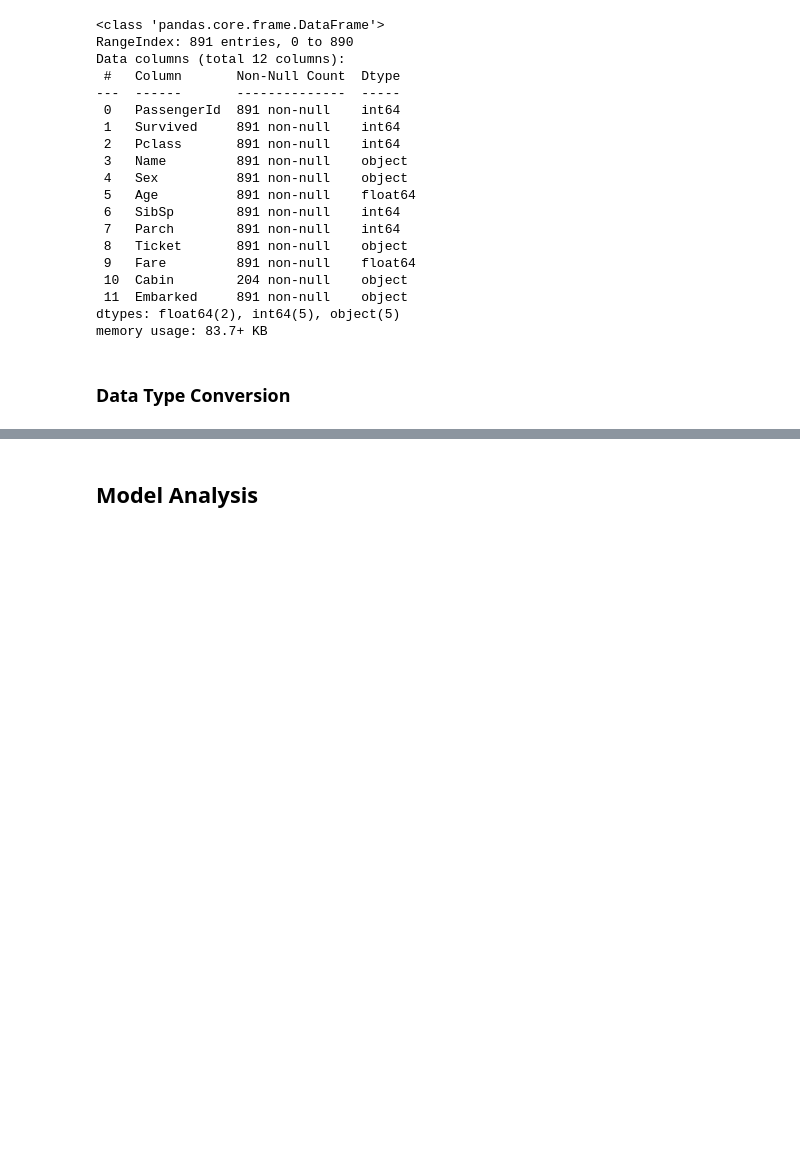
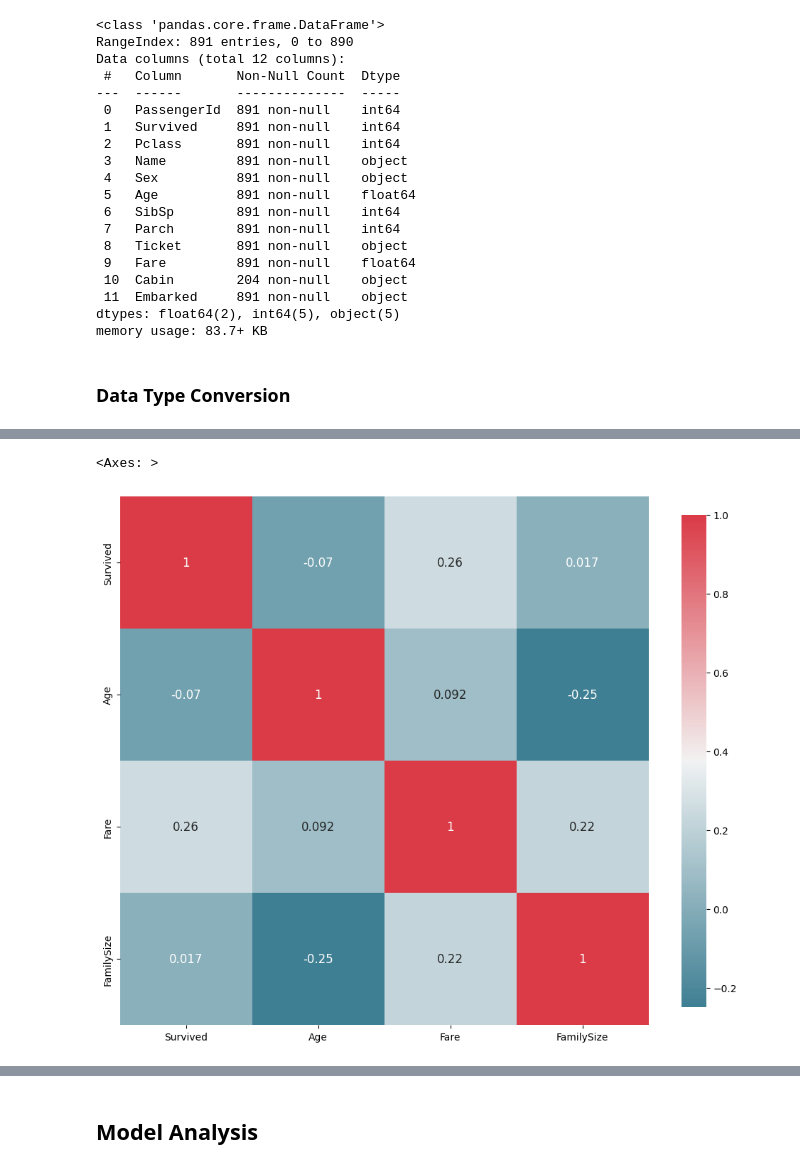
Before and after one commit to cindy12651269/titanic_analysis, a Jupyter notebook: titanic_analysis.ipynb, the cells around one changed output, grey strips where cells are left out. Cells and saved outputs as stored; diff of their text form; code cells hidden in the pictures; blank space fills up the shorter version.

```diff
--- a/titanic_analysis.ipynb
+++ b/titanic_analysis.ipynb
@@ -247,0 +350,4 @@ df_train
+# %%
+df_Title_ohe = pd.get_dummies(df_train['Title'], prefix='Title_')
+df_Title_ohe = df_Title_ohe.astype(int)
+df_Title_ohe
@@ -247,0 +368,3 @@ df_train
+# %%
+df_train = df_train.join(df_Title_ohe)
+df_train
@@ -247,0 +397,3 @@ df_train
+# %%
+df_train['FamilySize'] = df_train['Parch'] + df_train['SibSp'] + 1
+df_train['FamilySize']
@@ -247,0 +415,15 @@ df_train
+# %%
+corr = df_train[['Survived', 'Age', 'Fare', 'FamilySize']].corr()
+cmap = sns.diverging_palette(220, 10, as_cmap=True)
+sns.heatmap(
+    corr,
+    cmap=cmap,
+    square=True,
+    cbar_kws={'shrink': .9},
+    ax=plt.subplots(figsize=(12, 10))[1],
+    annot=True,
+    annot_kws={'fontsize': 12}
+)
+# %% [output]
+<Axes: >
+[figure, added]
```
Also changed, not shown: parts of 25 cells of this notebook.
